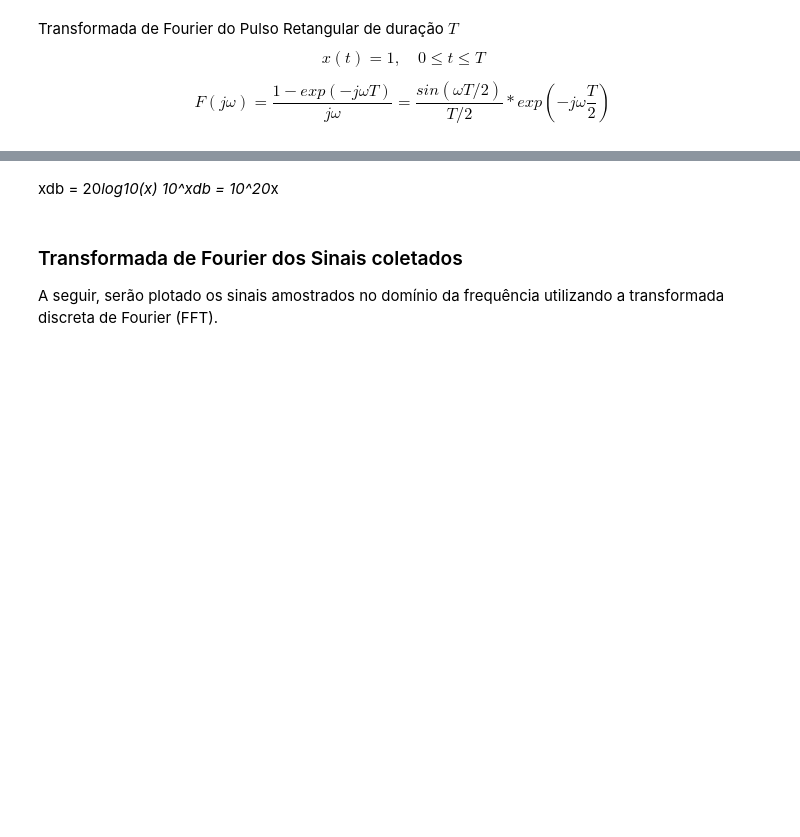
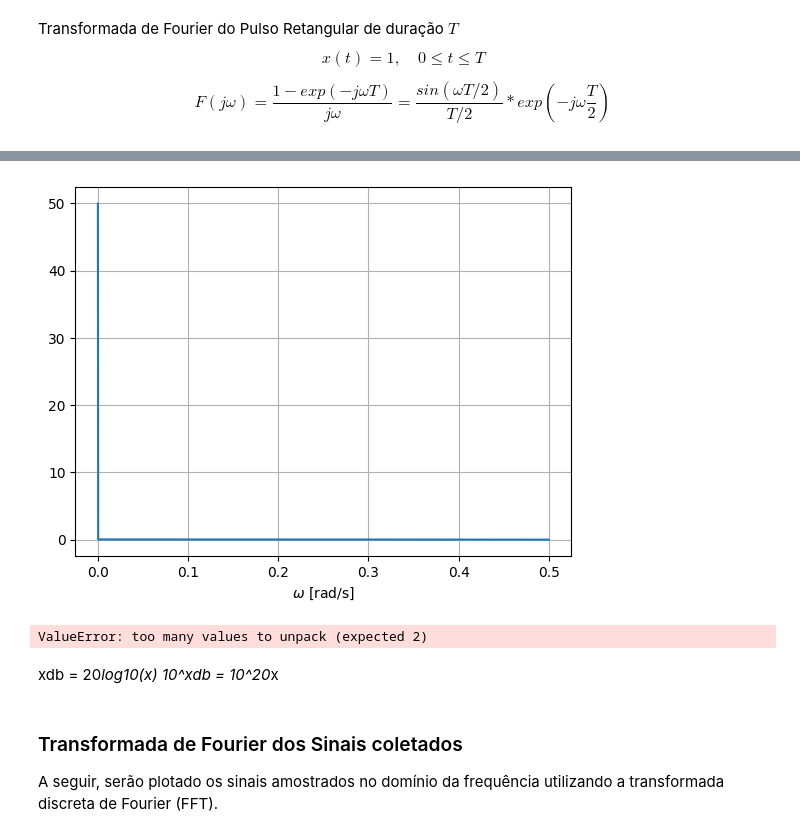
Before and after one commit to william-hazem/Model-Predictive-Control, a Jupyter notebook: identificacao/experimento.ipynb, the cells around one changed output, grey strips where cells are left out. Drawn from its saved outputs; the diff is of its cells as text; code cells hidden in the pictures; blank space fills up the shorter version.

```diff
--- a/identificacao/experimento.ipynb
+++ b/identificacao/experimento.ipynb
@@ -263,3 +255,33 @@ plt.semilogx(omega, abs(u1_jw))
+# %%
+import scipy.fft as fft # transformada rápida de Fourier
+
+def compute_fft(x, d = 2.0, n = None):
+
+    X = fft.fft(x, n)
+    L = len(X)
+
+    P2 = abs(X / len(X))
+    P1 = P2[0:L//2+1]
+
+    freq = np.arange(0, L//2+1) / (d * L//2)
+
+    return freq, P1
+
+freq, u1_jw = compute_fft(u1)
+plt.plot(freq, abs(u1_jw))
+plt.xlabel('$\\omega$ [rad/s]')
+plt.grid()
+# %% [output]
+[figure, added]
+# %%
+
+
+freq = np.arange(len(u1)//2) / (2.0 * len(u1))
+a, b = compute_fft(u1)
+plt.plot(abs(b[:]))
+len(a)
+# %% [output]
+ValueError: too many values to unpack (expected 2)
 # %% [markdown]
 xdb = 20*log10(x)
 10^xdb = 10^20*x
```
Also changed, not shown: parts of 5 cells of this notebook.
